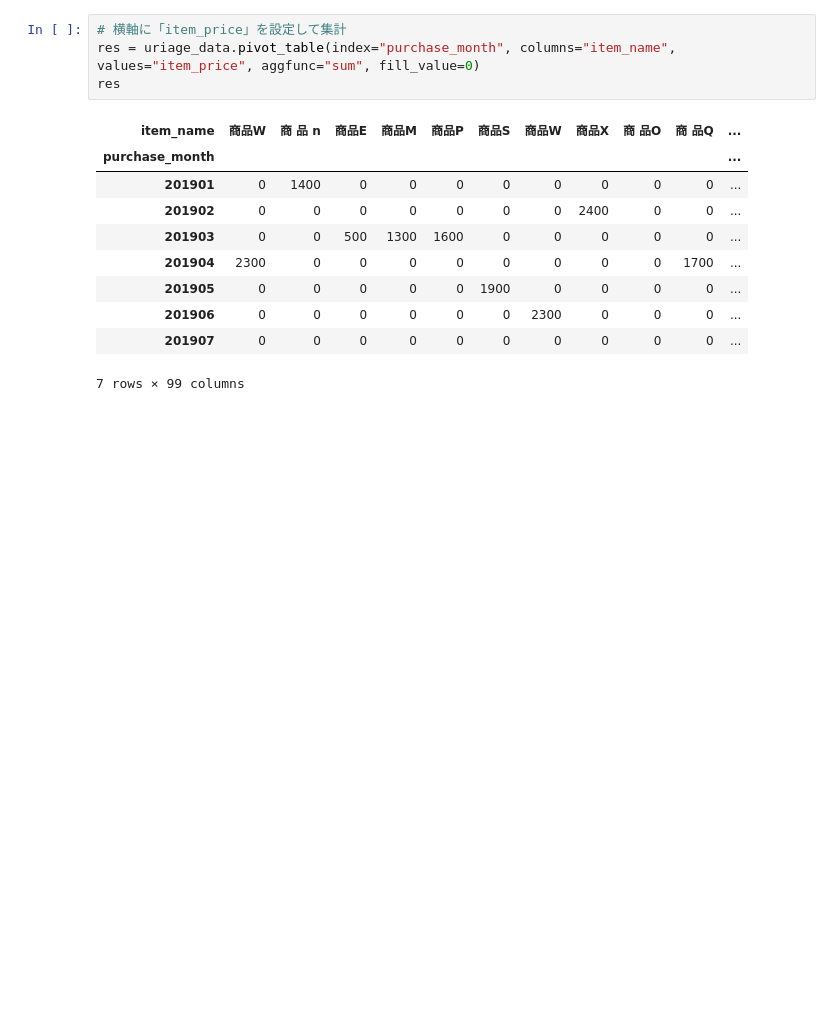
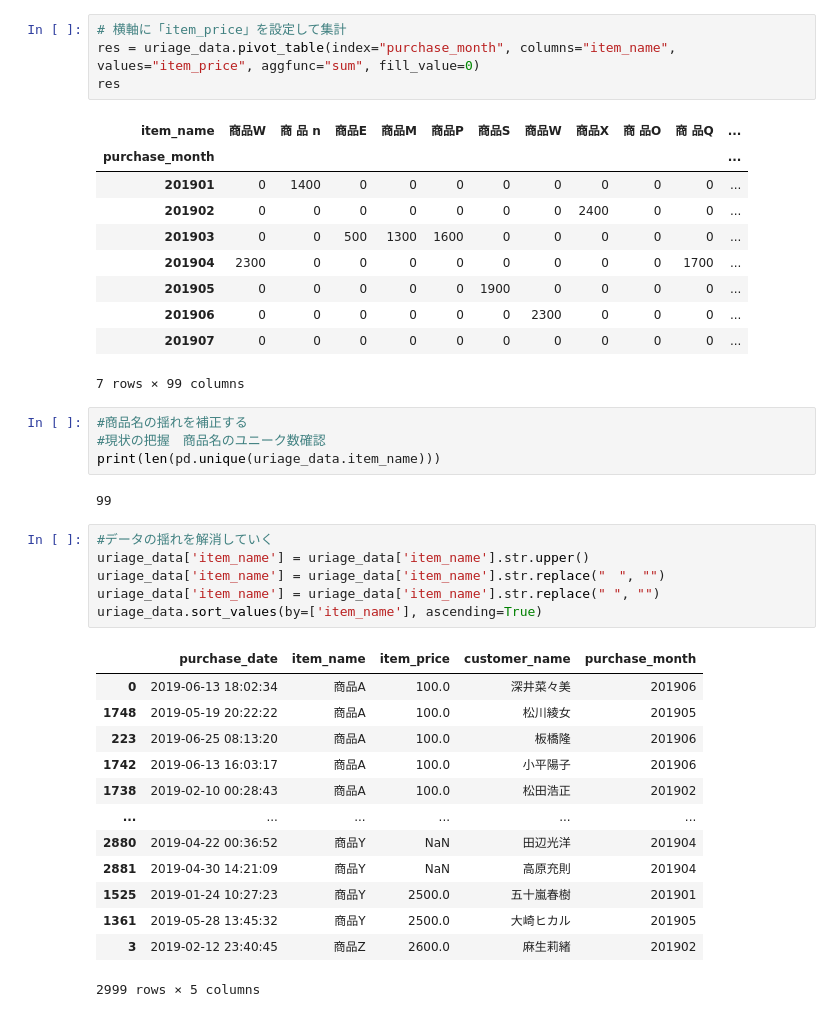
Before and after one commit to katuhito/workspace003, a Jupyter notebook: knock002.ipynb, the cells around one changed output. Cells and saved outputs as stored; diff of their text form; blank space fills up the shorter version.

```diff
--- a/knock002.ipynb
+++ b/knock002.ipynb
@@ -74,3 +74,29 @@ res
 | 201906 | 0 | 0 | 0 | 0 | 0 | 0 | 2300 | 0 | 0 | 0 | ... |
 | 201907 | 0 | 0 | 0 | 0 | 0 | 0 | 0 | 0 | 0 | 0 | ... |
 7 rows × 99 columns
+# %%
+#商品名の揺れを補正する
+#現状の把握　商品名のユニーク数確認
+print(len(pd.unique(uriage_data.item_name)))
+# %% [output]
+99
+# %%
+#データの揺れを解消していく
+uriage_data['item_name'] = uriage_data['item_name'].str.upper()
+uriage_data['item_name'] = uriage_data['item_name'].str.replace("　", "")
+uriage_data['item_name'] = uriage_data['item_name'].str.replace(" ", "")
+uriage_data.sort_values(by=['item_name'], ascending=True)
+# %% [output]
+|  | purchase_date | item_name | item_price | customer_name | purchase_month |
+| 0 | 2019-06-13 18:02:34 | 商品A | 100.0 | 深井菜々美 | 201906 |
+| 1748 | 2019-05-19 20:22:22 | 商品A | 100.0 | 松川綾女 | 201905 |
+| 223 | 2019-06-25 08:13:20 | 商品A | 100.0 | 板橋隆 | 201906 |
+| 1742 | 2019-06-13 16:03:17 | 商品A | 100.0 | 小平陽子 | 201906 |
+| 1738 | 2019-02-10 00:28:43 | 商品A | 100.0 | 松田浩正 | 201902 |
+| ... | ... | ... | ... | ... | ... |
+| 2880 | 2019-04-22 00:36:52 | 商品Y | NaN | 田辺光洋 | 201904 |
+| 2881 | 2019-04-30 14:21:09 | 商品Y | NaN | 高原充則 | 201904 |
+| 1525 | 2019-01-24 10:27:23 | 商品Y | 2500.0 | 五十嵐春樹 | 201901 |
+| 1361 | 2019-05-28 13:45:32 | 商品Y | 2500.0 | 大崎ヒカル | 201905 |
+| 3 | 2019-02-12 23:40:45 | 商品Z | 2600.0 | 麻生莉緒 | 201902 |
+2999 rows × 5 columns
```
Also changed, not shown: parts of 14 cells of this notebook, 1 other file.
